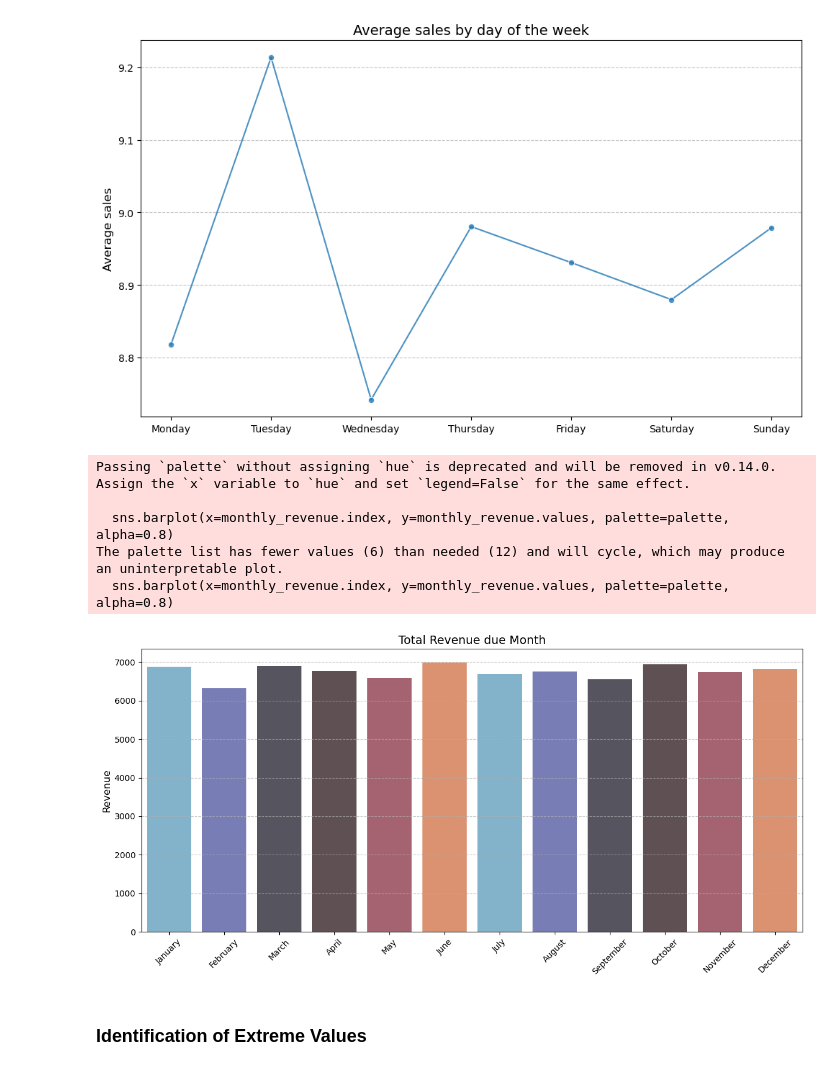
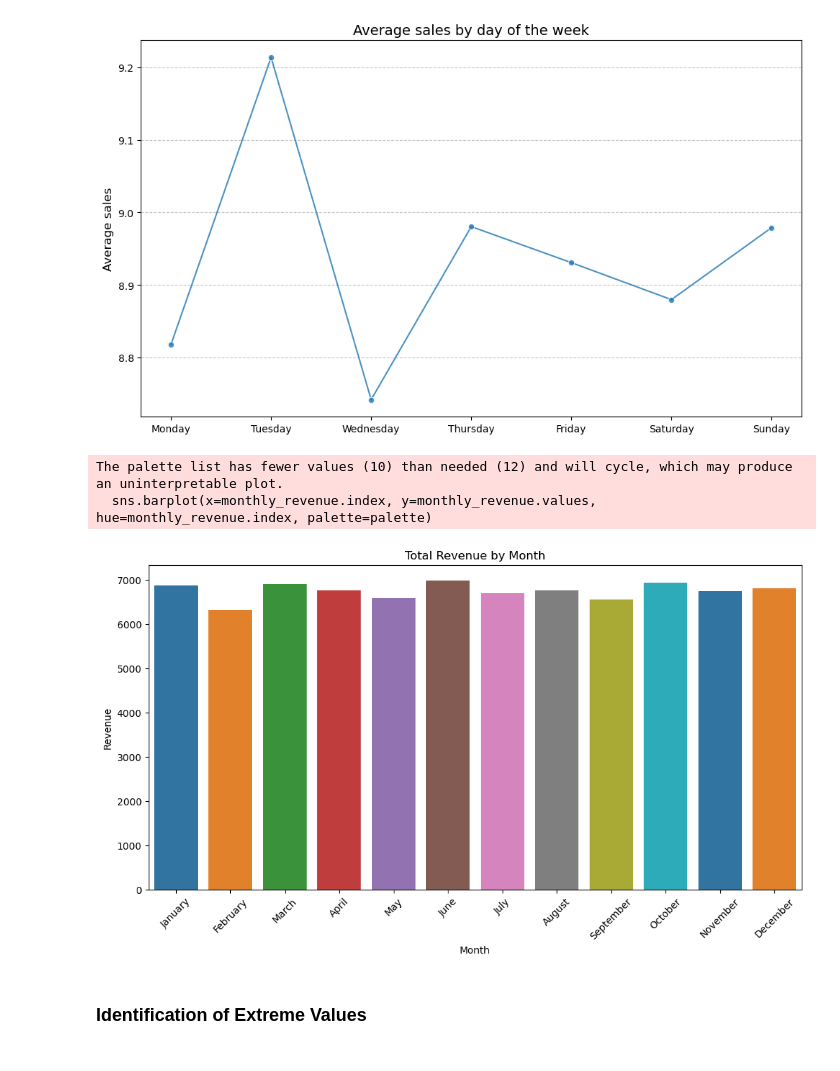
Before and after one commit to martinakvasnickova/Cafe-Sales-Analysis, a Jupyter notebook: analysis/EDA.ipynb, the cells around one changed output. Cells and saved outputs as stored; diff of their text form; code cells hidden in the pictures.

```diff
--- a/analysis/EDA.ipynb
+++ b/analysis/EDA.ipynb
@@ -264,7 +264,7 @@ Index: []
 # %% [markdown]
 ### Revenue Distribution
 # %%
-palette = sns.color_palette("icefire")
+palette = sns.color_palette("tab10")
 # %%
 plt.figure(figsize=(8, 6))
 sns.boxplot(x=df['Total Spent'], palette=palette)
@@ -425,24 +430,18 @@ plt.show()
 # %%
 df['Month'] = df['Transaction Date'].dt.month_name()
 monthly_revenue = df.groupby('Month')['Total Spent'].sum()
 monthly_revenue = monthly_revenue.reindex(['January', 'February', 'March', 'April', 'May', 'June', 'July', 'August', 'September', 'October', 'November', 'December'])
 
 plt.figure(figsize=(12, 6))
-sns.barplot(x=monthly_revenue.index, y=monthly_revenue.values, palette=palette, alpha=0.8)
-plt.title('Total Revenue due Month', fontsize=14)
-plt.xlabel('')
-plt.ylabel('Revenue', fontsize=12)
+sns.barplot(x=monthly_revenue.index, y=monthly_revenue.values, hue=monthly_revenue.index, palette=palette)
+plt.title('Total Revenue by Month')
+plt.ylabel('Revenue')
 plt.xticks(rotation=45)
-plt.grid(axis='y', linestyle='--', alpha=0.7)
-plt.tight_layout()
 plt.show()
 # %% [output]
-Passing `palette` without assigning `hue` is deprecated and will be removed in v0.14.0. Assign the `x` variable to `hue` and set `legend=False` for the same effect.
-
-  sns.barplot(x=monthly_revenue.index, y=monthly_revenue.values, palette=palette, alpha=0.8)
-The palette list has fewer values (6) than needed (12) and will cycle, which may produce an uninterpretable plot.
-  sns.barplot(x=monthly_revenue.index, y=monthly_revenue.values, palette=palette, alpha=0.8)
+The palette list has fewer values (10) than needed (12) and will cycle, which may produce an uninterpretable plot.
+  sns.barplot(x=monthly_revenue.index, y=monthly_revenue.values, hue=monthly_revenue.index, palette=palette)
-[figure, old version]
+[figure, new version]
 # %% [markdown]
 ### Identification of Extreme Values
 # %%
```
Also changed, not shown: parts of 5 cells of this notebook.
